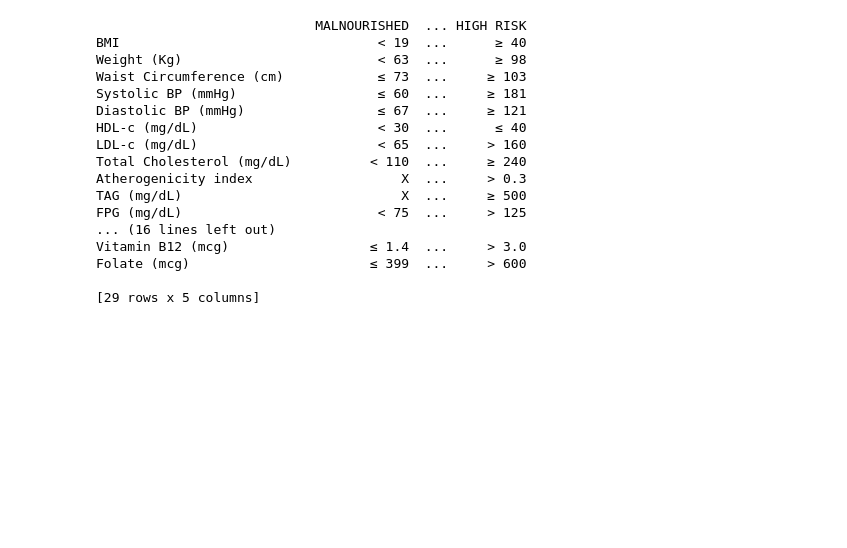
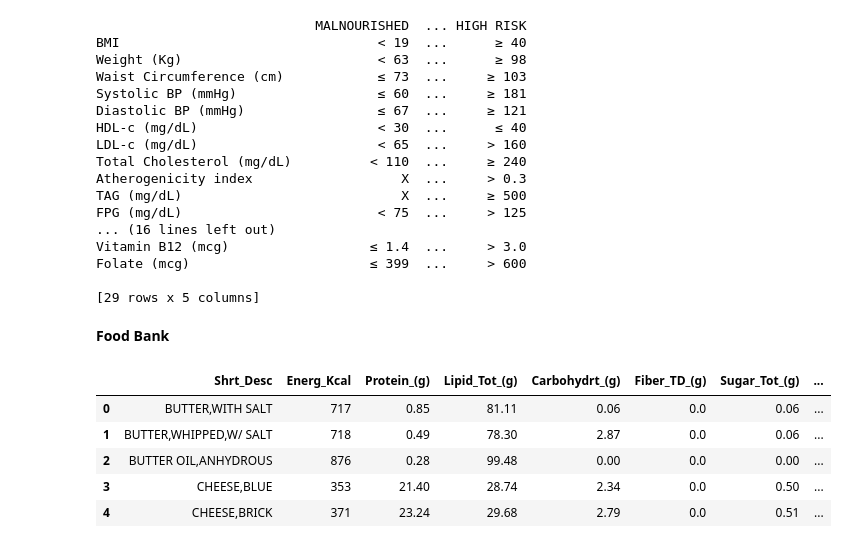
Before and after one commit to AnjaliKrishna123/Project, a Jupyter notebook: Nutrition_Recommendation.ipynb, the cells around one changed output. Drawn from its saved outputs; the diff is of its cells as text; code cells hidden in the pictures; blank space fills up the shorter version.

```diff
--- a/Nutrition_Recommendation.ipynb
+++ b/Nutrition_Recommendation.ipynb
@@ -371,3 +533,5 @@ Vitamin B12 (mcg)                  ≤ 1.4  ...     > 3.0
 Folate (mcg)                       ≤ 399  ...     > 600
 
 [29 rows x 5 columns]
+# %% [markdown]
+**Food Bank**
@@ -373,0 +544,12 @@ Folate (mcg)                       ≤ 399  ...     > 600
+# %%
+#load dataset from CSV file and show first 5 records
+food_bank = pd.read_csv('test_food.csv')
+food_bank.columns = ['Shrt_Desc', 'Energ_Kcal', 'Protein_(g)', 'Lipid_Tot_(g)', 'Carbohydrt_(g)', 'Fiber_TD_(g)', 'Sugar_Tot_(g)', 'Sodium_(mg)']
+food_bank.head()
+# %% [output]
+|  | Shrt_Desc | Energ_Kcal | Protein_(g) | Lipid_Tot_(g) | Carbohydrt_(g) | Fiber_TD_(g) | Sugar_Tot_(g) | ... |
+| 0 | BUTTER,WITH SALT | 717 | 0.85 | 81.11 | 0.06 | 0.0 | 0.06 | ... |
+| 1 | BUTTER,WHIPPED,W/ SALT | 718 | 0.49 | 78.30 | 2.87 | 0.0 | 0.06 | ... |
+| 2 | BUTTER OIL,ANHYDROUS | 876 | 0.28 | 99.48 | 0.00 | 0.0 | 0.00 | ... |
+| 3 | CHEESE,BLUE | 353 | 21.40 | 28.74 | 2.34 | 0.0 | 0.50 | ... |
+| 4 | CHEESE,BRICK | 371 | 23.24 | 29.68 | 2.79 | 0.0 | 0.51 | ... |
```
Also changed, not shown: parts of 28 cells of this notebook.
